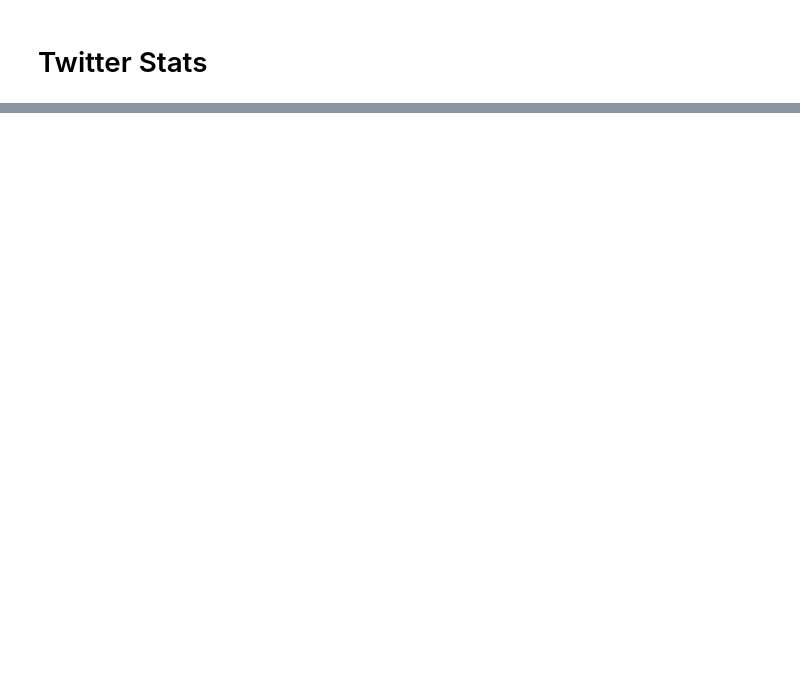
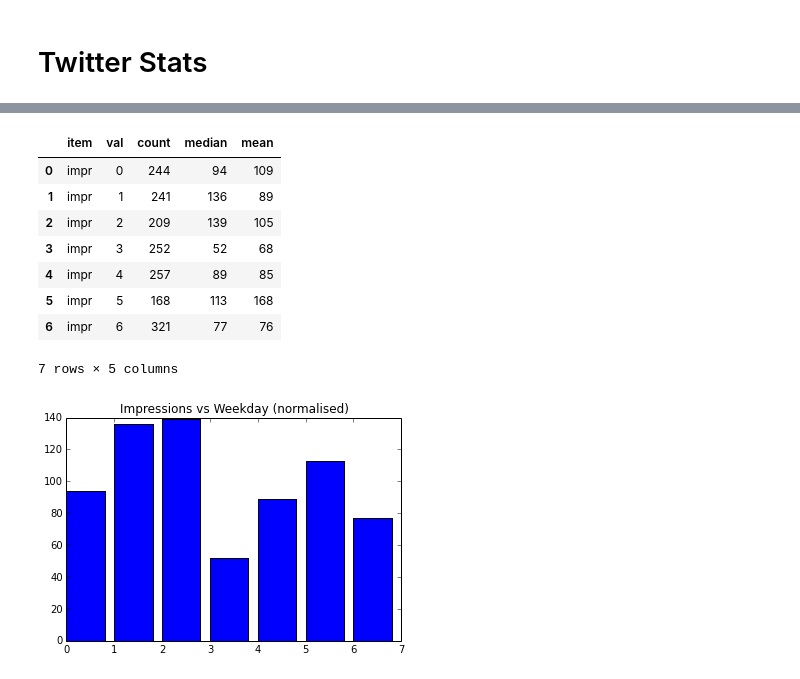
Before and after one commit to oditorium/blog, a Jupyter notebook: iPython/TwitterStats.ipynb, the cells around one changed output, grey strips where cells are left out. Drawn from its saved outputs; the diff is of its cells as text; code cells hidden in the pictures; blank space fills up the shorter version.

```diff
--- a/iPython/TwitterStats.ipynb
+++ b/iPython/TwitterStats.ipynb
@@ -52,0 +138,16 @@ plt.title("Number of Tweets vs Time of Day")
+# %%
+s1 = stats1(data, 'impr','wday', normalised=normalised)
+plt.bar(s1['val'], s1['median'])
+plt.title("Impressions vs Weekday"+nstr)
+s1
+# %% [output]
+|  | item | val | count | median | mean |
+| 0 | impr | 0 | 244 | 94 | 109 |
+| 1 | impr | 1 | 241 | 136 | 89 |
+| 2 | impr | 2 | 209 | 139 | 105 |
+| 3 | impr | 3 | 252 | 52 | 68 |
+| 4 | impr | 4 | 257 | 89 | 85 |
+| 5 | impr | 5 | 168 | 113 | 168 |
+| 6 | impr | 6 | 321 | 77 | 76 |
+7 rows × 5 columns
+[figure, added]
```
Also changed, not shown: parts of 20 cells of this notebook.
